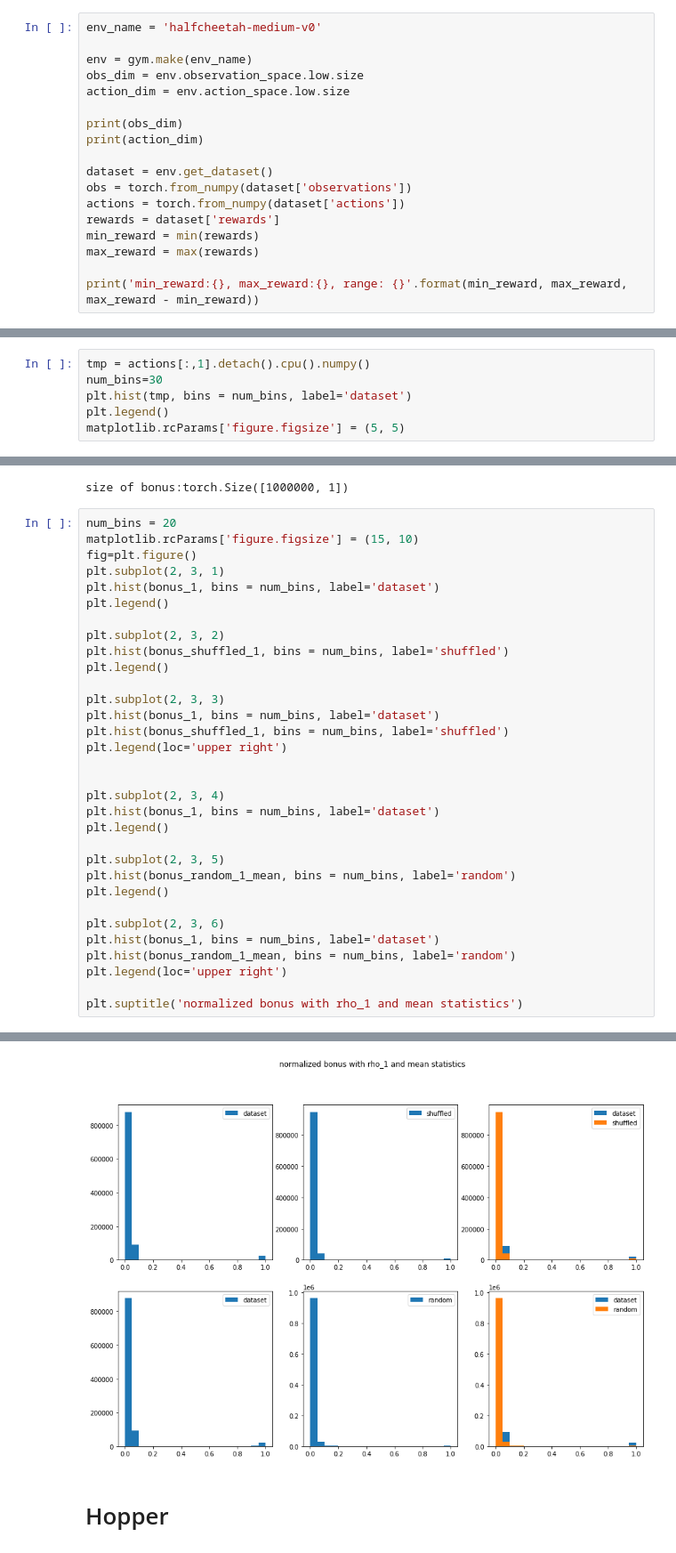
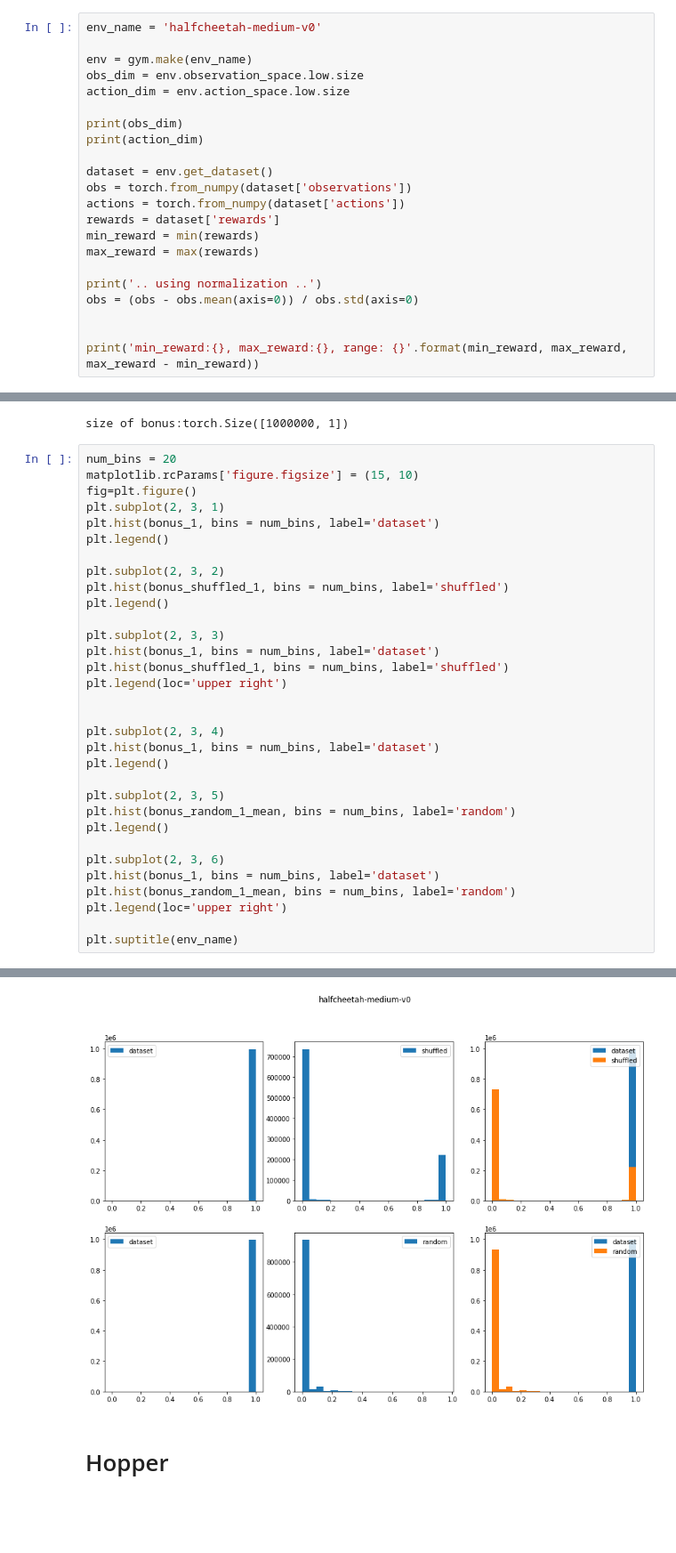
Before and after one commit to shidilrzf/continuous_rnd, a Jupyter notebook: sac/examples/notebooks/bonus_classifier.ipynb, the cells around one changed output, grey strips where cells are left out. Shown at 89% size. Cells and saved outputs as stored; diff of their text form; blank space fills up the shorter version.

```diff
--- a/sac/examples/notebooks/bonus_classifier.ipynb
+++ b/sac/examples/notebooks/bonus_classifier.ipynb
@@ -186,6 +198,10 @@ rewards = dataset['rewards']
 min_reward = min(rewards)
 max_reward = max(rewards)
 
+print('.. using normalization ..')
+obs = (obs - obs.mean(axis=0)) / obs.std(axis=0)
+
+
 print('min_reward:{}, max_reward:{}, range: {}'.format(min_reward, max_reward, max_reward - min_reward))
 # %% [output]
 17
@@ -193,7 +210 @@ print('min_reward:{}, max_reward:{}, range: {}'.format(min_reward, max_reward, m
 min_reward:-2.8285481929779053, max_reward:8.10350513458252, range: 10.932053565979004
-# %%
-tmp = actions[:,1].detach().cpu().numpy()
-num_bins=30
-plt.hist(tmp, bins = num_bins, label='dataset')
-plt.legend()
-matplotlib.rcParams['figure.figsize'] = (5, 5)
@@ -253,5 +262,5 @@ plt.hist(bonus_1, bins = num_bins, label='dataset')
 plt.hist(bonus_random_1_mean, bins = num_bins, label='random')
 plt.legend(loc='upper right')
 
-plt.suptitle('normalized bonus with rho_1 and mean statistics')
+plt.suptitle(env_name)
 # %% [output]
@@ -259,4 +268,4 @@ Text(0.5, 0.98, 'normalized bonus with rho_1 and mean statistics')
-[figure, old version]
+[figure, new version]
 # %% [markdown]
 # Hopper
 # %%
```
Also changed, not shown: parts of 14 cells of this notebook.
